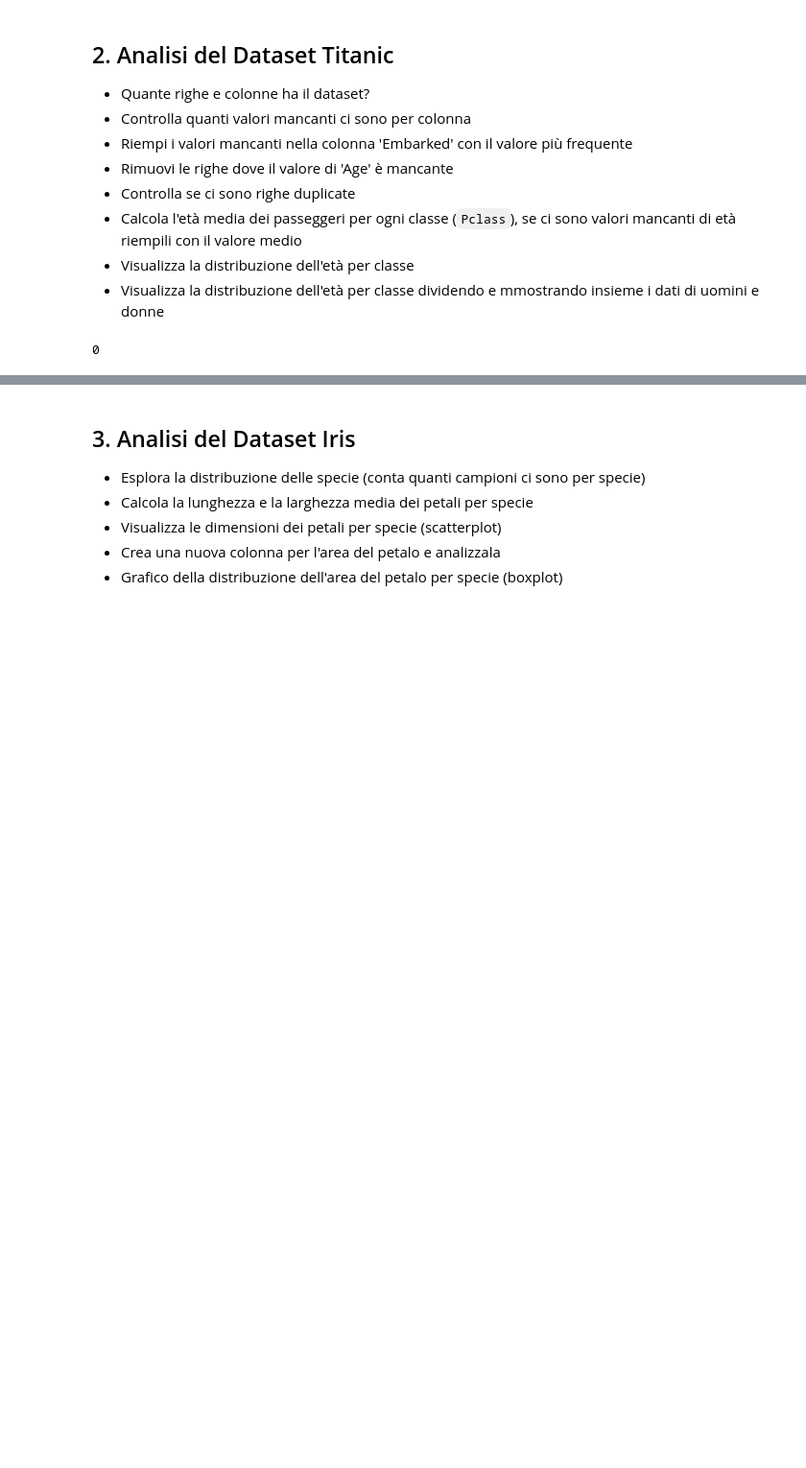
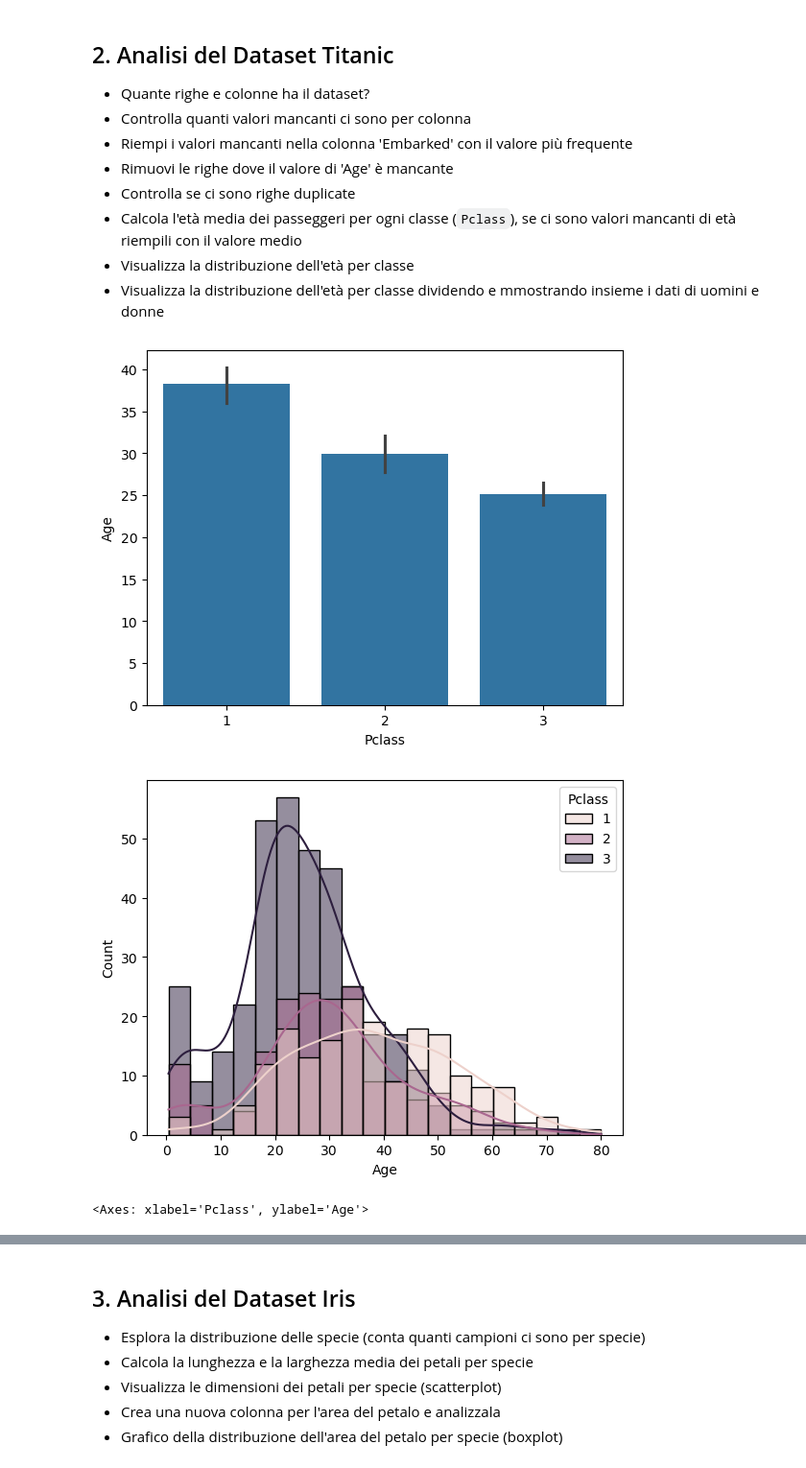
Before and after one commit to michelemarengo96/ProgrammingLabII, a Jupyter notebook: 4_Esercizi_lez_4.ipynb, the cells around one changed output, grey strips where cells are left out. Shown at 96% size. Drawn from its saved outputs; the diff is of its cells as text; code cells hidden in the pictures; blank space fills up the shorter version.

```diff
--- a/4_Esercizi_lez_4.ipynb
+++ b/4_Esercizi_lez_4.ipynb
@@ -23,21 +23,32 @@ Fonte: https://it.economy-pedia.com/11038376-law-of-the-big-numbers
 # %%
 # 📦 Caricamento del dataset
 import pandas as pd
 import matplotlib.pyplot as plt
 import seaborn as sns
 
 url = "https://raw.githubusercontent.com/datasciencedojo/datasets/master/titanic.csv"
 df = pd.read_csv(url)
 
 righe_colonne=df.shape  #shape
 
 valori_mancanti=df.isna().sum() #conteggio valori mancanti
 
 moda_embarked=df['Embarked'].mode()[0]  #trovo la moda, accedo al valore
 df['Embarked']=df['Embarked'].fillna(moda_embarked) #rimpiazzo il valore moda
 
 df=df.dropna(subset=['Age'])    #elimino righe se il valore age è vuoto
 
 df_dupl=df.duplicated().sum()   #numero righe duplicate
+
+medie_classe=df.groupby('Pclass')['Age'].mean() #media per ciascuna classe, rimpiazzo??
+
+
+sns.barplot(data=df, x='Pclass', y='Age', estimator='mean') #grafico barre età media
+plt.show()
+sns.histplot(data=df, x='Age', hue='Pclass', kde=True) #grafico distribuzione età per classe
+plt.show()
+sns.boxplot(data=df, x='Pclass', y='Age', hue='Sex')    #grafico distribuzione età e sesso per classe
 # %% [output]
+[figure, added]
+[figure, added]
-0
+<Axes: xlabel='Pclass', ylabel='Age'>
```
Also changed, not shown: parts of 1 cell of this notebook.
